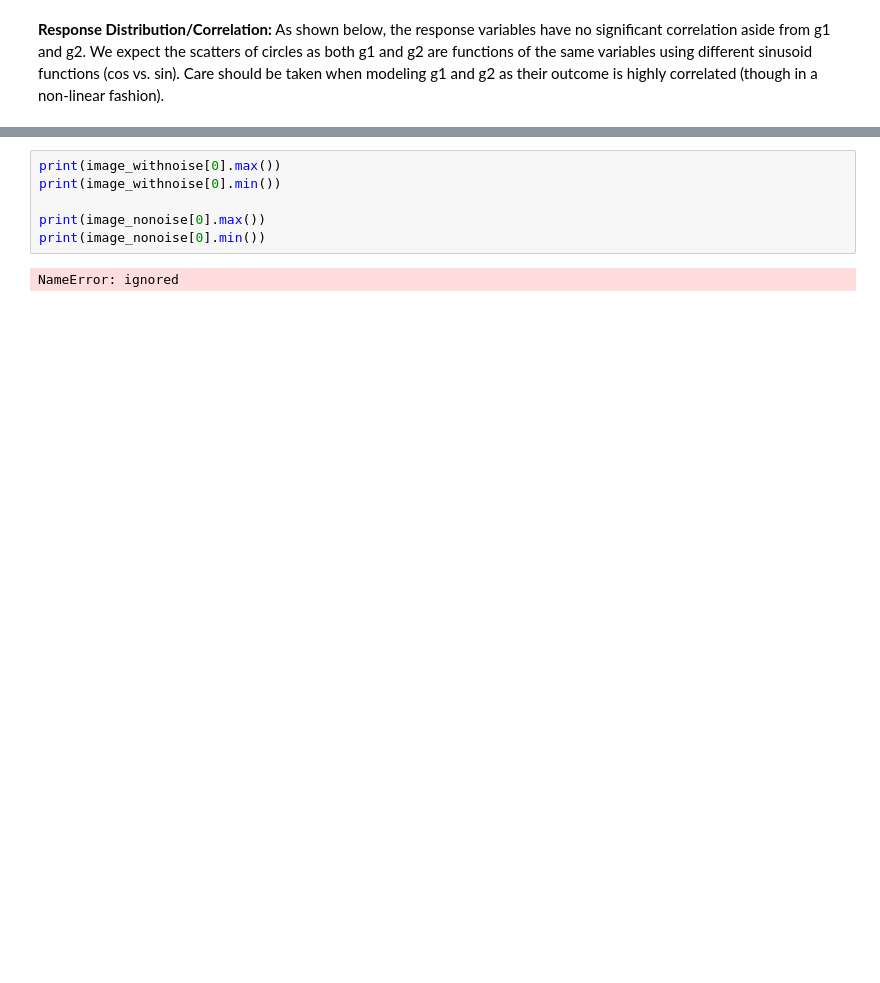
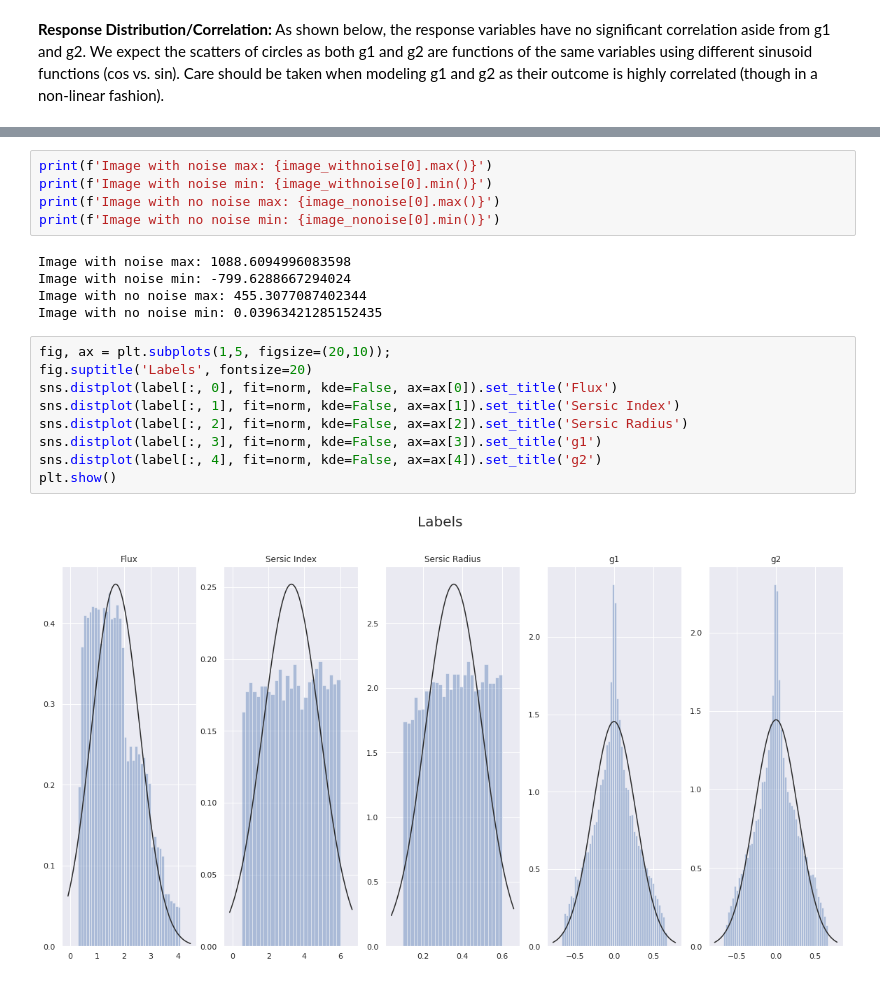
Before and after one commit to asanneh/CS109B_Final_Project_Group_35, a Jupyter notebook: CS109B_Final_Project_Group_35.ipynb, the cells around one changed output, grey strips where cells are left out. Saved outputs shown, nothing was run; the diff lists cells and outputs as text; blank space fills up the shorter version.

```diff
--- a/CS109B_Final_Project_Group_35.ipynb
+++ b/CS109B_Final_Project_Group_35.ipynb
@@ -136,12 +105,25 @@ pd.plotting.scatter_matrix(label_df, figsize=(16, 16), diagonal='kde');
 # %% [output]
 [figure]
 # %%
-print(image_withnoise[0].max())
-print(image_withnoise[0].min())
-
-print(image_nonoise[0].max())
-print(image_nonoise[0].min())
+print(f'Image with noise max: {image_withnoise[0].max()}')
+print(f'Image with noise min: {image_withnoise[0].min()}')
+print(f'Image with no noise max: {image_nonoise[0].max()}')
+print(f'Image with no noise min: {image_nonoise[0].min()}')
 # %% [output]
-NameError: ignored
+Image with noise max: 1088.6094996083598
+Image with noise min: -799.6288667294024
+Image with no noise max: 455.3077087402344
+Image with no noise min: 0.03963421285152435
+# %%
+fig, ax = plt.subplots(1,5, figsize=(20,10));
+fig.suptitle('Labels', fontsize=20)
+sns.distplot(label[:, 0], fit=norm, kde=False, ax=ax[0]).set_title('Flux')
+sns.distplot(label[:, 1], fit=norm, kde=False, ax=ax[1]).set_title('Sersic Index')
+sns.distplot(label[:, 2], fit=norm, kde=False, ax=ax[2]).set_title('Sersic Radius')
+sns.distplot(label[:, 3], fit=norm, kde=False, ax=ax[3]).set_title('g1')
+sns.distplot(label[:, 4], fit=norm, kde=False, ax=ax[4]).set_title('g2')
+plt.show()
+# %% [output]
+[figure, added]
 # %%
 fig, ax = plt.subplots(1,5, figsize=(20,10));
```
Also changed, not shown: parts of 21 cells of this notebook.
